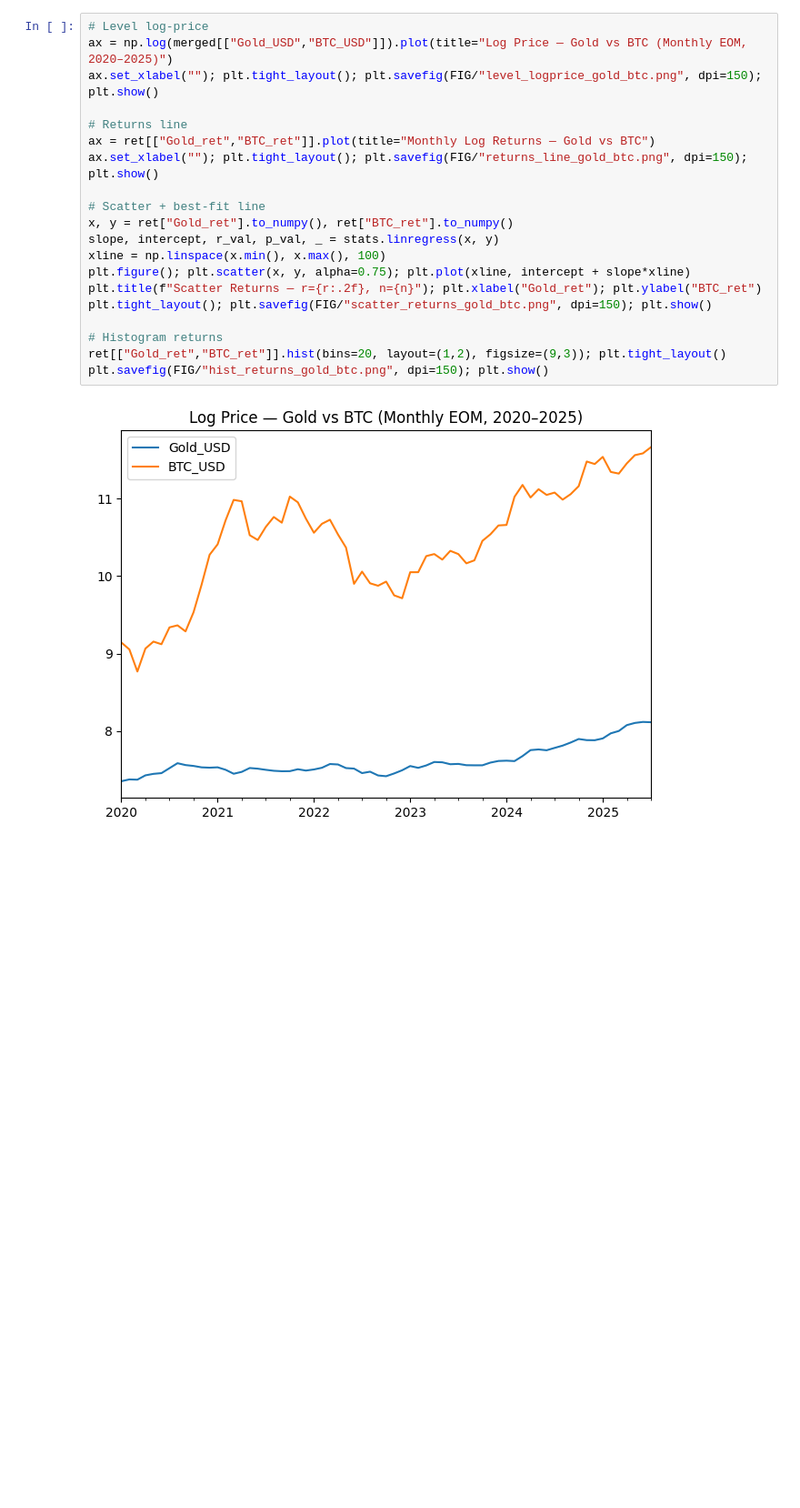
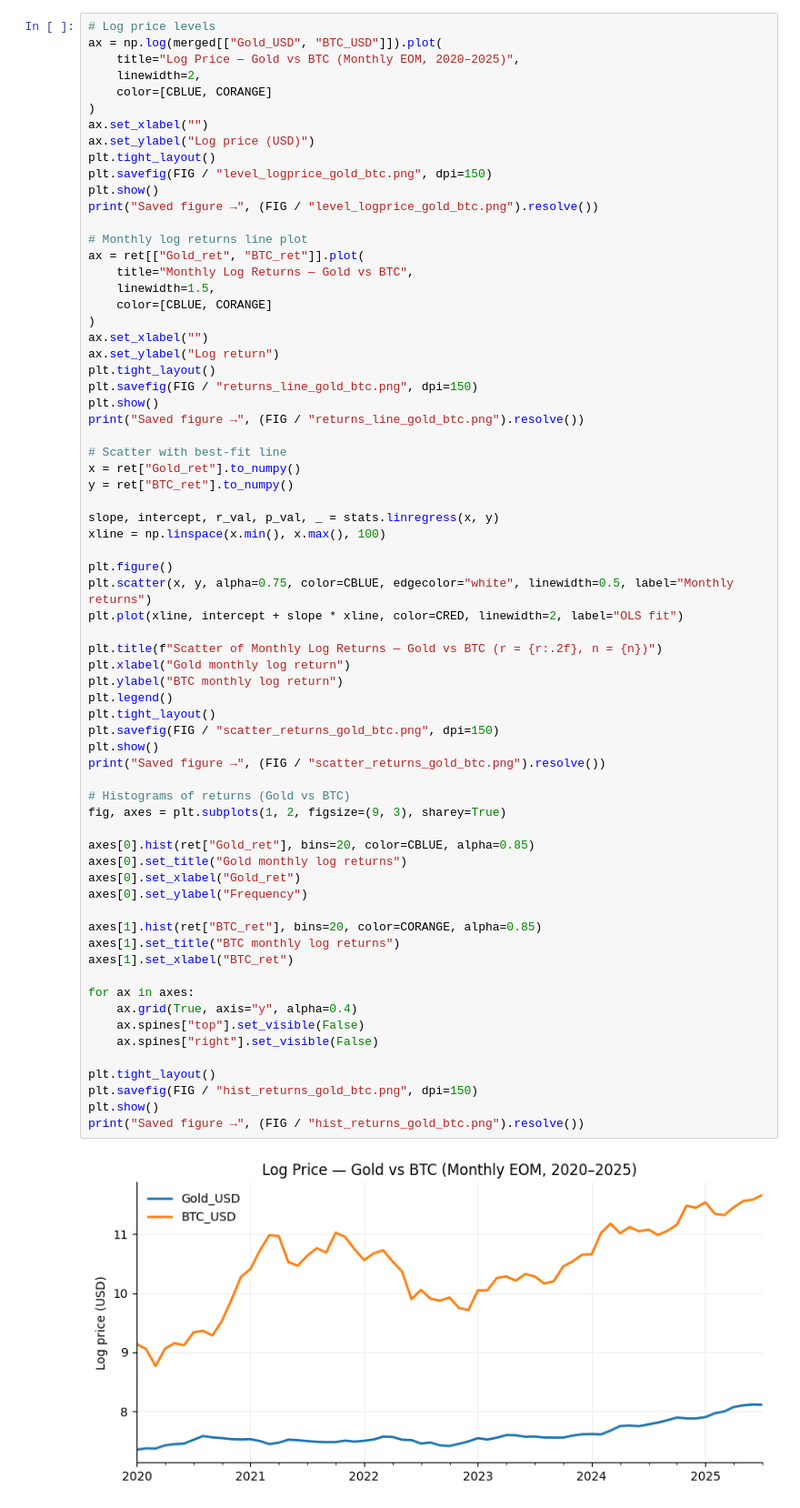
Before and after one commit to novenoandrewm/BTC-Gold-Correlation, a Jupyter notebook: notebooks/08_Exports.ipynb, the cells around one changed output. Shown at 91% size. Cells and saved outputs as stored; diff of their text form; blank space fills up the shorter version.

```diff
--- a/notebooks/08_Exports.ipynb
+++ b/notebooks/08_Exports.ipynb
@@ -52,22 +118,70 @@ pd.DataFrame([{"n_months":n,"spearman_rho":rho,"p_value":p_s}]).round(6)\
 # %%
-# Level log-price
-ax = np.log(merged[["Gold_USD","BTC_USD"]]).plot(title="Log Price — Gold vs BTC (Monthly EOM, 2020–2025)")
-ax.set_xlabel(""); plt.tight_layout(); plt.savefig(FIG/"level_logprice_gold_btc.png", dpi=150); plt.show()
+# Log price levels
+ax = np.log(merged[["Gold_USD", "BTC_USD"]]).plot(
+    title="Log Price — Gold vs BTC (Monthly EOM, 2020–2025)",
+    linewidth=2,
+    color=[CBLUE, CORANGE]
+)
+ax.set_xlabel("")
+ax.set_ylabel("Log price (USD)")
+plt.tight_layout()
+plt.savefig(FIG / "level_logprice_gold_btc.png", dpi=150)
+plt.show()
+print("Saved figure →", (FIG / "level_logprice_gold_btc.png").resolve())
 
-# Returns line
-ax = ret[["Gold_ret","BTC_ret"]].plot(title="Monthly Log Returns — Gold vs BTC")
-ax.set_xlabel(""); plt.tight_layout(); plt.savefig(FIG/"returns_line_gold_btc.png", dpi=150); plt.show()
+# Monthly log returns line plot
+ax = ret[["Gold_ret", "BTC_ret"]].plot(
+    title="Monthly Log Returns — Gold vs BTC",
+    linewidth=1.5,
+    color=[CBLUE, CORANGE]
+)
+ax.set_xlabel("")
+ax.set_ylabel("Log return")
+plt.tight_layout()
+plt.savefig(FIG / "returns_line_gold_btc.png", dpi=150)
+plt.show()
+print("Saved figure →", (FIG / "returns_line_gold_btc.png").resolve())
 
-# Scatter + best-fit line
-x, y = ret["Gold_ret"].to_numpy(), ret["BTC_ret"].to_numpy()
+# Scatter with best-fit line
+x = ret["Gold_ret"].to_numpy()
+y = ret["BTC_ret"].to_numpy()
+
 slope, intercept, r_val, p_val, _ = stats.linregress(x, y)
 xline = np.linspace(x.min(), x.max(), 100)
-plt.figure(); plt.scatter(x, y, alpha=0.75); plt.plot(xline, intercept + slope*xline)
-plt.title(f"Scatter Returns — r={r:.2f}, n={n}"); plt.xlabel("Gold_ret"); plt.ylabel("BTC_ret")
-plt.tight_layout(); plt.savefig(FIG/"scatter_returns_gold_btc.png", dpi=150); plt.show()
 
-# Histogram returns
-ret[["Gold_ret","BTC_ret"]].hist(bins=20, layout=(1,2), figsize=(9,3)); plt.tight_layout()
-plt.savefig(FIG/"hist_returns_gold_btc.png", dpi=150); plt.show()
+plt.figure()
+plt.scatter(x, y, alpha=0.75, color=CBLUE, edgecolor="white", linewidth=0.5, label="Monthly returns")
+plt.plot(xline, intercept + slope * xline, color=CRED, linewidth=2, label="OLS fit")
+
+plt.title(f"Scatter of Monthly Log Returns — Gold vs BTC (r = {r:.2f}, n = {n})")
+plt.xlabel("Gold monthly log return")
+plt.ylabel("BTC monthly log return")
+plt.legend()
+plt.tight_layout()
+plt.savefig(FIG / "scatter_returns_gold_btc.png", dpi=150)
+plt.show()
+print("Saved figure →", (FIG / "scatter_returns_gold_btc.png").resolve())
+
+# Histograms of returns (Gold vs BTC)
+fig, axes = plt.subplots(1, 2, figsize=(9, 3), sharey=True)
+
+axes[0].hist(ret["Gold_ret"], bins=20, color=CBLUE, alpha=0.85)
+axes[0].set_title("Gold monthly log returns")
+axes[0].set_xlabel("Gold_ret")
+axes[0].set_ylabel("Frequency")
+
+axes[1].hist(ret["BTC_ret"], bins=20, color=CORANGE, alpha=0.85)
+axes[1].set_title("BTC monthly log returns")
+axes[1].set_xlabel("BTC_ret")
+
+for ax in axes:
+    ax.grid(True, axis="y", alpha=0.4)
+    ax.spines["top"].set_visible(False)
+    ax.spines["right"].set_visible(False)
+
+plt.tight_layout()
+plt.savefig(FIG / "hist_returns_gold_btc.png", dpi=150)
+plt.show()
+print("Saved figure →", (FIG / "hist_returns_gold_btc.png").resolve())
 # %% [output]
-[figure, old version]
+[figure, new version]
```
Also changed, not shown: parts of 8 cells of this notebook, 9 other files.
